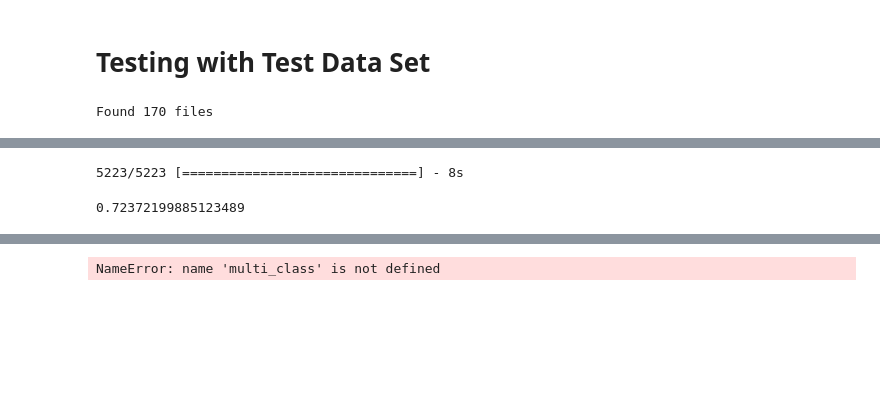
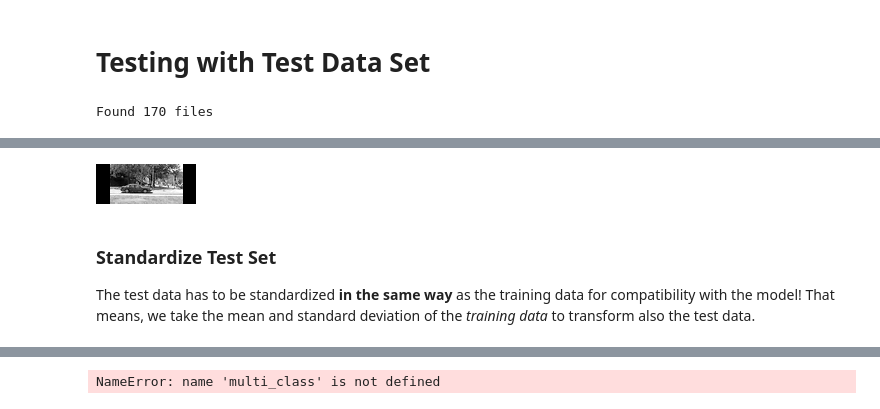
Before and after one commit to tuwien-musicir/DeepLearning_Tutorial, a Jupyter notebook: Car_recognition.ipynb, the cells around one changed output, grey strips where cells are left out. Cells and saved outputs as stored; diff of their text form; code cells hidden in the pictures; blank space fills up the shorter version.

Commit message:
completed Test Set for full model, started to add CNN

```diff
--- a/Car_recognition.ipynb
+++ b/Car_recognition.ipynb
@@ -263,12 +275,12 @@ print "Found", len(files), "files"
 # %% [output]
 Found 170 files
 # %%
+from image_preprocessing import resize_and_crop
+
 test_images = []
-test_image_names = []
 
 for filename in files:
-    test_image_names.append(os.path.basename(filename))
-    #img = Image.open(filename)
     with Image.open(filename) as img:
-        test_images.append(np.array(img))
-        print img.size
+        img_resized = resize_and_crop(img,target_width=100,target_height=40)
+        test_images.append(np.array(img_resized))
+        #print img.size, img_resized.size
@@ -293,8 +287,5 @@ for filename in files:
-# %%
-# TESTING
-test_pred = model.predict_classes(test_img)
-acc = accuracy_score(test_gt, test_pred)
-acc
-# %% [output]
-5223/5223 [==============================] - 8s
-0.72372199885123489
+# %%
+i=0
+Image.fromarray(test_images[i])
+# %% [output]
+[figure, added]
@@ -300,0 +295,4 @@ acc
+# %% [markdown]
+### Standardize Test Set
+
+The test data has to be standardized <b>in the same way</b> as the training data for compatibility with the model! That means, we take the mean and standard deviation of the <i>training data</i> to transform also the test data.
```
Also changed, not shown: parts of 39 cells of this notebook.
